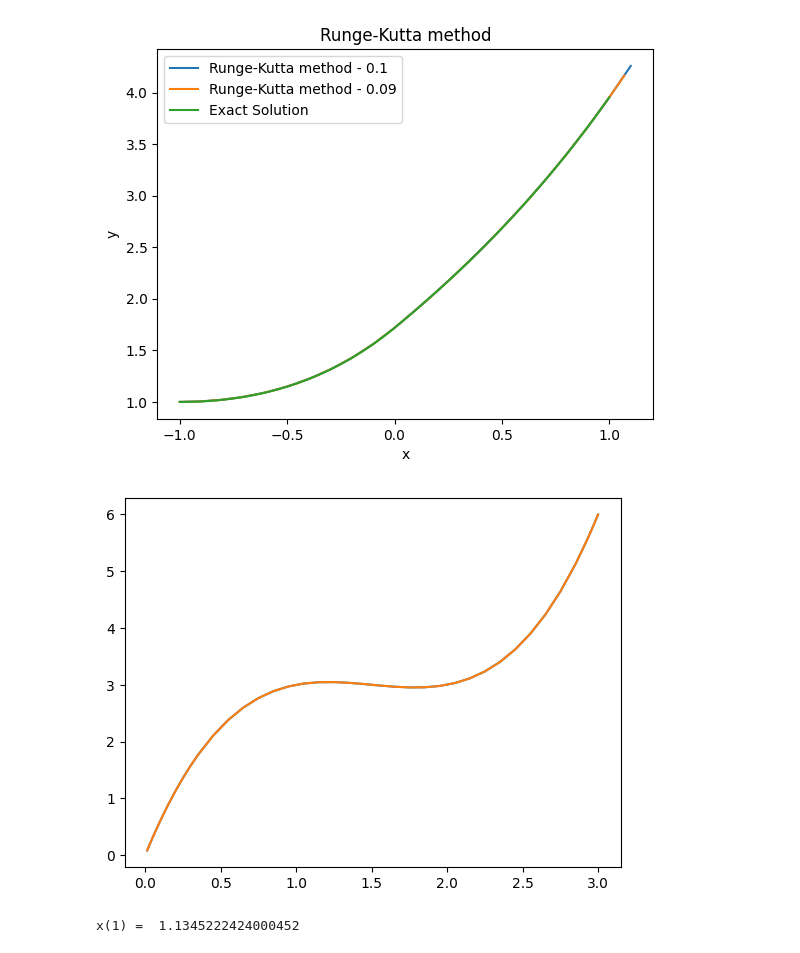
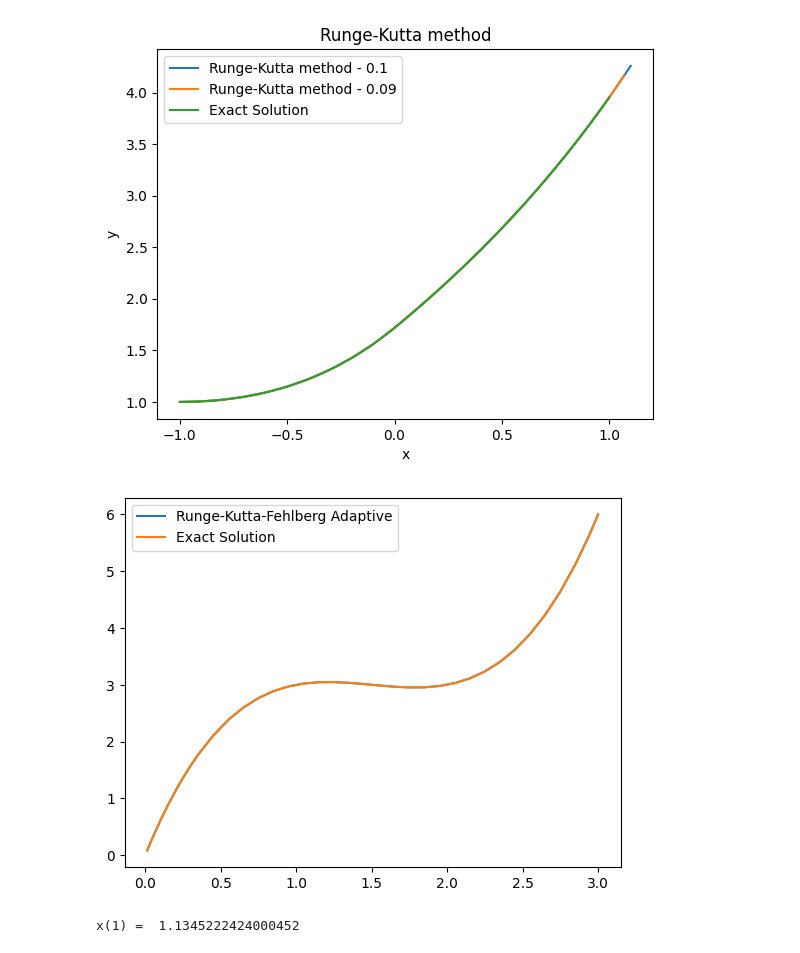
Before and after one commit to hamasoon/NumericalComputing2025Spring, a Jupyter notebook: HW6/NA_HW6_배문성_2019-14355.ipynb, the cells around one changed output. Drawn from its saved outputs; the diff is of its cells as text; code cells hidden in the pictures.

```diff
--- a/HW6/NA_HW6_배문성_2019-14355.ipynb
+++ b/HW6/NA_HW6_배문성_2019-14355.ipynb
@@ -135,34 +135,35 @@ def runge_kutta_fehlberg_adaptive(f, t0, x0, t1, h0, e_max, e_min, h_max, h_min)
         k3 = h * f(t + h * 3 / 8, x + k1 * 3 / 32 + k2 * 9 / 32)
         k4 = h * f(t + h * 12 / 13, x + k1 * 1932 / 2197 - k2 * 7200 / 2197 + k3 * 7296 / 2197)
         k5 = h * f(t + h, x + k1 * 439 / 216 - k2 * 8 + k3 * 3680 / 513 - k4 * 845 / 4104)
         k6 = h * f(t + h / 2, x - k1 * 8 / 27 + k2 * 2 - k3 * 3544 / 2565 + k4 * 1859 / 4104 - k5 * 11 / 40)
 
         x4 = x + k1 * 25 / 216 + k3 * 1408 / 2565 + k4 * 2197 / 4104 - k5 / 5
         x_tmp = x + k1 * 16 / 135 + k3 * 6656 / 12825 + k4 * 28561 / 56430 - k5 * 9 / 50 + k6 * 2 / 55
 
         error = np.abs(x_tmp - x4)
 
         if error > e_max:
             h *= 0.5
             continue
         else:
             t += h
             x = x4
             ret.append((t, x))
             if error < e_min:
                 h *= 2
 
     return ret
 
 exact_solution = lambda x: x**3 - 9 * x**2 / 2 + 13 / 2 * x
 f = lambda t, x: 3 * x / t + 9 * t / 2 - 13
 
 sol = runge_kutta_fehlberg_adaptive(f, 3, 6, 0, -0.01, e_max=0.0001, e_min=0.000001, h_max=0.1, h_min=1e-9)
 plt.plot([pt[0] for pt in sol], [pt[1] for pt in sol], label='Runge-Kutta-Fehlberg Adaptive')
 plt.plot([pt[0] for pt in sol], [exact_solution(pt[0]) for pt in sol], label='Exact Solution')
+plt.legend()
 plt.show()
 # %% [output]
-[figure, old version]
+[figure, new version]
 # %%
 # 7.3 - 14
 def fourth_runge_kutta(f, x0, t0, t1, h):
```
Also changed, not shown: parts of 6 cells of this notebook, 2 other files.
